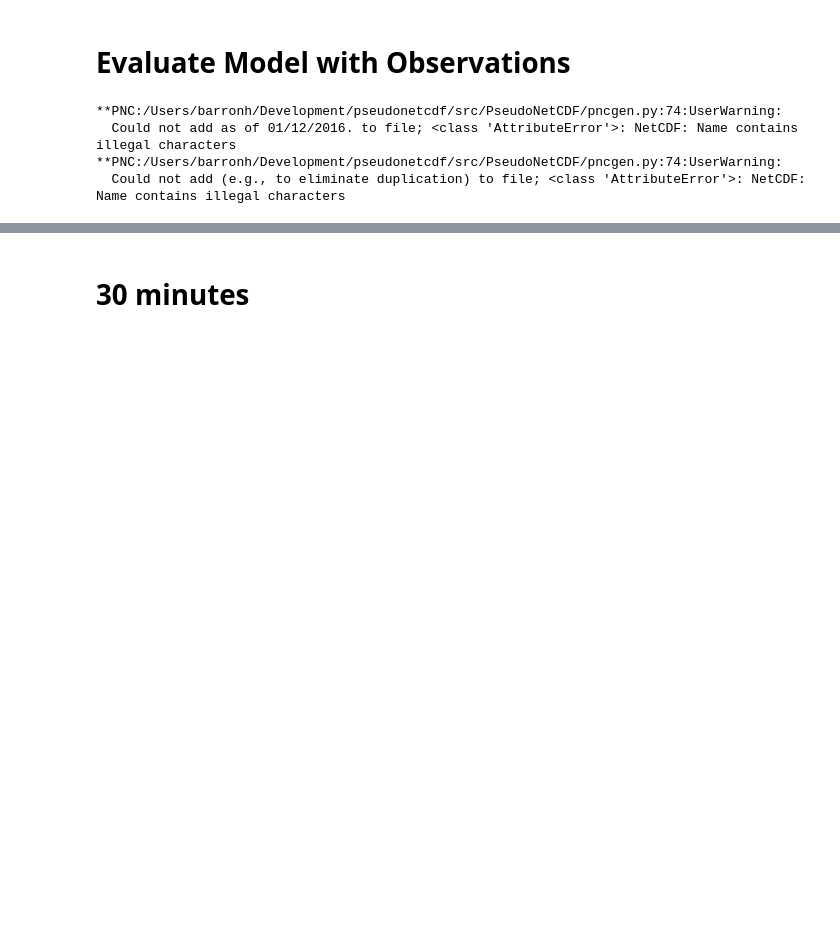
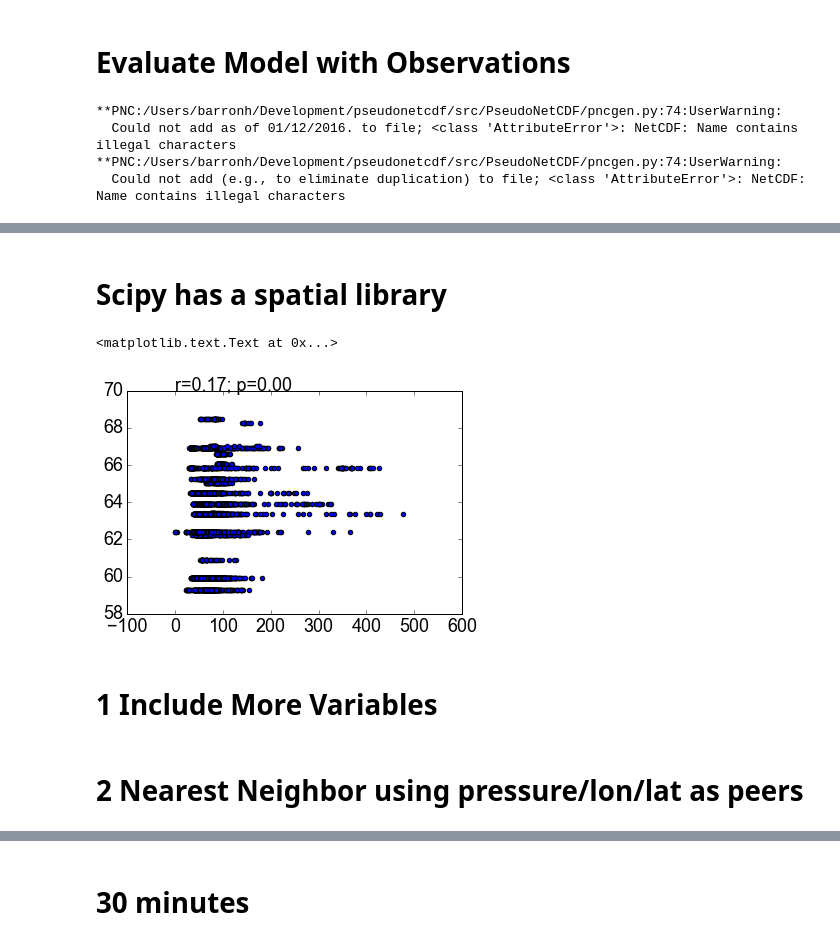
Before and after one commit to barronh/GCandPython, a Jupyter notebook: PNC_02Figures.ipynb, the cells around one changed output, grey strips where cells are left out. Saved outputs shown, nothing was run; the diff lists cells and outputs as text; code cells hidden in the pictures; blank space fills up the shorter version.

```diff
--- a/PNC_02Figures.ipynb
+++ b/PNC_02Figures.ipynb
@@ -673,0 +674,17 @@ To impose your own order, use standard options (global options) and then use --
+# %%
+# Read Model Data
+margs = PNC('--format=bpch,nogroup=("IJ-AVG-$","PEDGE-$"),vertgrid="GEOS-5-NATIVE"', "bpch/ctm.bpch.v10-01-public-Run0.2013050100")
+mfile = margs.ifile[0]
+mlon = mfile.variables['longitude']
+mlat = mfile.variables['latitude']
+MLON, MLAT = np.meshgrid(mlon, mlat)
+mO3 = mfile.variables['O3']
+# %%
+# Read Observations
+oargs = PNC("-f", "ffi1001", "--rename=v,O3_ESRL,O3", "--variables=Fractional_Day,O3_ESRL,LATITUDE,LONGITUDE,PRESSURE", "--expr=latitude=LATITUDE;longitude=np.where(LONGITUDE>180,LONGITUDE-360,LONGITUDE);time=Fractional_Day*24*3600;time.units=\"seconds since 2011-12-31\"", "icartt/dc3-mrg60-dc8_merge_20120518_R7_thru20120622.ict")
+ofile = oargs.ifile[0]
+olons = ofile.variables['longitude']
+olats = ofile.variables['latitude']
+oO3 = ofile.variables['O3']
+# %% [markdown]
+# Scipy has a spatial library
@@ -673,0 +696,20 @@ To impose your own order, use standard options (global options) and then use --
+# %%
+# Perform 2-d nearest neighbor interpolation
+from scipy.spatial import KDTree
+tree = KDTree(np.ma.array([MLAT.ravel(), MLON.ravel()]).T)
+dists, idxs = tree.query(np.ma.array([olats, olons]).T)
+latidxs, lonidxs = np.unravel_index(idxs, MLAT.shape)
+plt.close()
+moO3 = mO3[:, 22, latidxs, lonidxs]
+plt.scatter(oO3[:], moO3)
+
+from scipy.stats.mstats import linregress
+lr = linregress(oO3[:], moO3[:])
+x = np.array(oO3[:].min(), oO3[:].max())
+plt.plot(x, lr.slope * x + lr.intercept, ls = '--')
+plt.text(x.mean(), plt.ylim()[1], 'r=%.2f; p=%.2f' % (lr.rvalue, lr.pvalue))
+# %% [output]
+<matplotlib.text.Text at 0x...>
+[figure, added]
+# %% [markdown]
+# 1 Include More Variables
@@ -673,0 +735,2 @@ To impose your own order, use standard options (global options) and then use --
+# %% [markdown]
+# 2 Nearest Neighbor using pressure/lon/lat as peers
```
Also changed, not shown: parts of 36 cells of this notebook.
